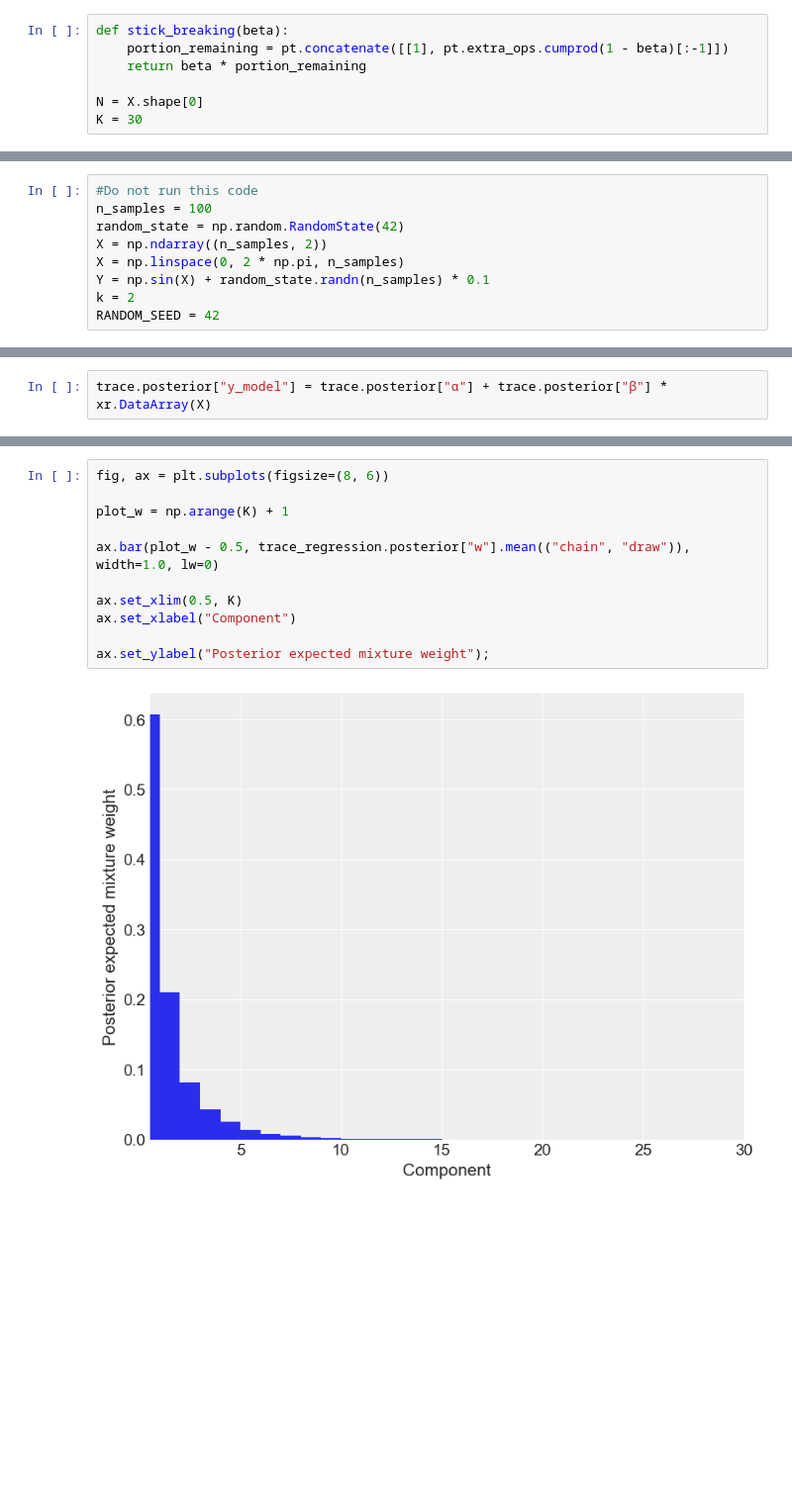
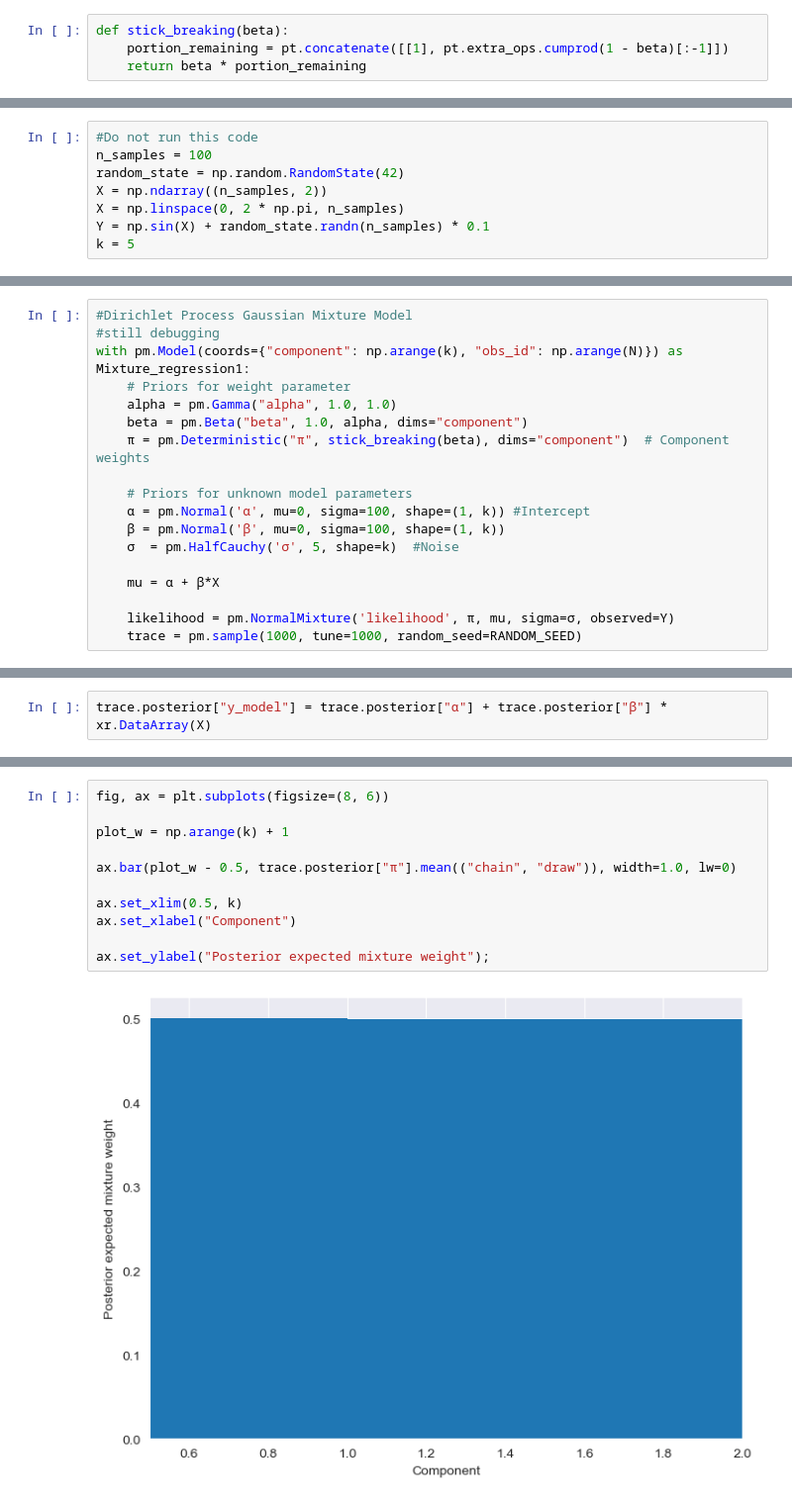
Before and after one commit to Kumachar/ResearchExamples, a Jupyter notebook: PyMC_Regression.ipynb, the cells around one changed output, grey strips where cells are left out. Shown at 99% size. Cells and saved outputs as stored; diff of their text form; blank space fills up the shorter version.

Commit message:
Add Gaussian mixture linear regression implemented by PyMC. Some code for more complex cases and Dirichlet Process Model are still under debugging.

```diff
--- a/PyMC_Regression.ipynb
+++ b/PyMC_Regression.ipynb
@@ -233,9 +233,6 @@ X[:, 1] = np.sin(X[:, 0]) + random_state.randn(n_samples) * 0.1
 def stick_breaking(beta):
     portion_remaining = pt.concatenate([[1], pt.extra_ops.cumprod(1 - beta)[:-1]])
     return beta * portion_remaining
-
-N = X.shape[0]
-K = 30
 # %% [markdown]
 # Bayesian Mixtures of Linear Regression Models
 Here we define the model $Y_{ij}=X_{ij}\beta_j + \epsilon$
@@ -251,6 +250,5 @@ random_state = np.random.RandomState(42)
 X = np.ndarray((n_samples, 2))
 X = np.linspace(0, 2 * np.pi, n_samples)
 Y = np.sin(X) + random_state.randn(n_samples) * 0.1
-k = 2
-RANDOM_SEED = 42
+k = 5
 # %%
@@ -280,2 +278,20 @@ Sampling 4 chains for 1_000 tune and 1_000 draw iterations (4_000 + 4_000 draws
 The rhat statistic is larger than 1.01 for some parameters. This indicates problems during sampling. See https://arxiv.org/abs/1903.08008 for details
 The effective sample size per chain is smaller than 100 for some parameters.  A higher number is needed for reliable rhat and ess computation. See https://arxiv.org/abs/1903.08008 for details
+# %%
+#Dirichlet Process Gaussian Mixture Model
+#still debugging
+with pm.Model(coords={"component": np.arange(k), "obs_id": np.arange(N)}) as Mixture_regression1:
+    # Priors for weight parameter
+    alpha = pm.Gamma("alpha", 1.0, 1.0)
+    beta = pm.Beta("beta", 1.0, alpha, dims="component")
+    π = pm.Deterministic("π", stick_breaking(beta), dims="component")  # Component weights
+
+    # Priors for unknown model parameters
+    α = pm.Normal('α', mu=0, sigma=100, shape=(1, k)) #Intercept
+    β = pm.Normal('β', mu=0, sigma=100, shape=(1, k))
+    σ  = pm.HalfCauchy('σ', 5, shape=k)  #Noise
+
+    mu = α + β*X
+
+    likelihood = pm.NormalMixture('likelihood', π, mu, sigma=σ, observed=Y)
+    trace = pm.sample(1000, tune=1000, random_seed=RANDOM_SEED)
@@ -368,13 +336,13 @@ array([[<Axes: title={'center': 'alpha'}>,
 # %%
 fig, ax = plt.subplots(figsize=(8, 6))
 
-plot_w = np.arange(K) + 1
+plot_w = np.arange(k) + 1
 
-ax.bar(plot_w - 0.5, trace_regression.posterior["w"].mean(("chain", "draw")), width=1.0, lw=0)
+ax.bar(plot_w - 0.5, trace.posterior["π"].mean(("chain", "draw")), width=1.0, lw=0)
 
-ax.set_xlim(0.5, K)
+ax.set_xlim(0.5, k)
 ax.set_xlabel("Component")
 
 ax.set_ylabel("Posterior expected mixture weight");
 # %% [output]
-[figure, old version]
+[figure, new version]
```
Also changed, not shown: parts of 9 cells of this notebook.
